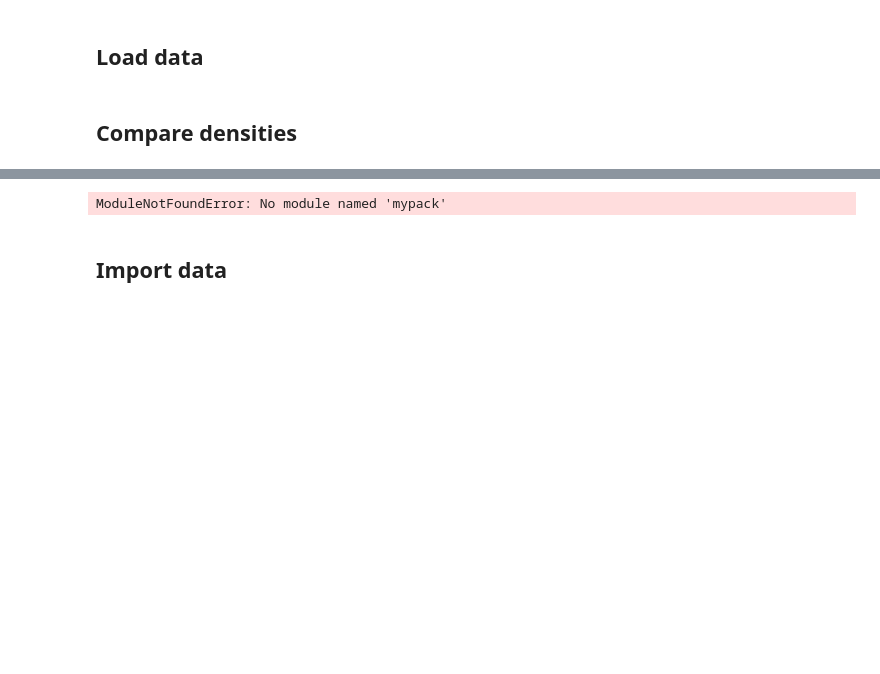
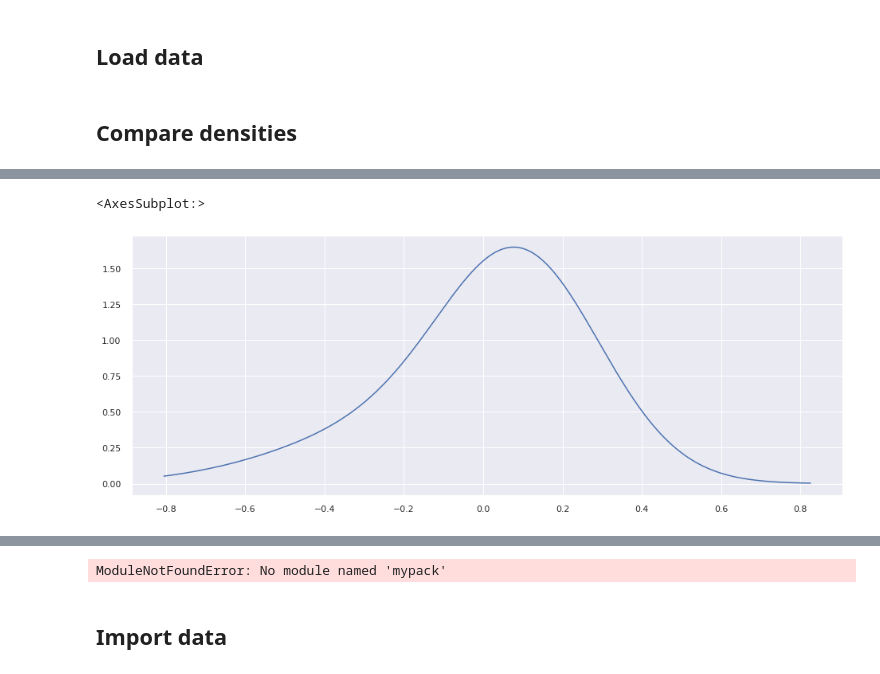
Before and after one commit to felixbrunner/hmm-real-vol, a Jupyter notebook: notebooks/01 - framework_plots.ipynb, the cells around one changed output, grey strips where cells are left out. Cells and saved outputs as stored; diff of their text form; code cells hidden in the pictures; blank space fills up the shorter version.

```diff
--- a/notebooks/01 - framework_plots.ipynb
+++ b/notebooks/01 - framework_plots.ipynb
@@ -203,7 +220,7 @@ comparison_table
 # %%
-emission_models = (NormalModel(mu=0, sigma=0.2), NormalModel(mu=0, sigma=0.2))
+emission_models = (src.NormalModel(mu=0.1, sigma=0.2), src.NormalModel(mu=-0.2, sigma=0.3))
 transition_matrix = np.matrix([[0.8, 0.2],
                                [0.3, 0.7]])
-start_probas = [0, 1]
-hmm = HMM(emission_models=emission_models, transition_matrix=transition_matrix)
+state_vector = [0.7, 0.3]
+hmm = src.HiddenMarkovModel(emission_models=emission_models, transition_matrix=transition_matrix, state_vector=state_vector)
 # %%
@@ -212,0 +230,2 @@ matrix([[0.55, 0.45]])
+# %%
+hmm.fit(series)
@@ -212,0 +245,5 @@ matrix([[0.55, 0.45]])
+# %%
+plot_pdf(hmm.iterate(0).mixture_distribution)
+# %% [output]
+<AxesSubplot:>
+[figure, added]
```
Also changed, not shown: parts of 16 cells of this notebook, 6 other files.
